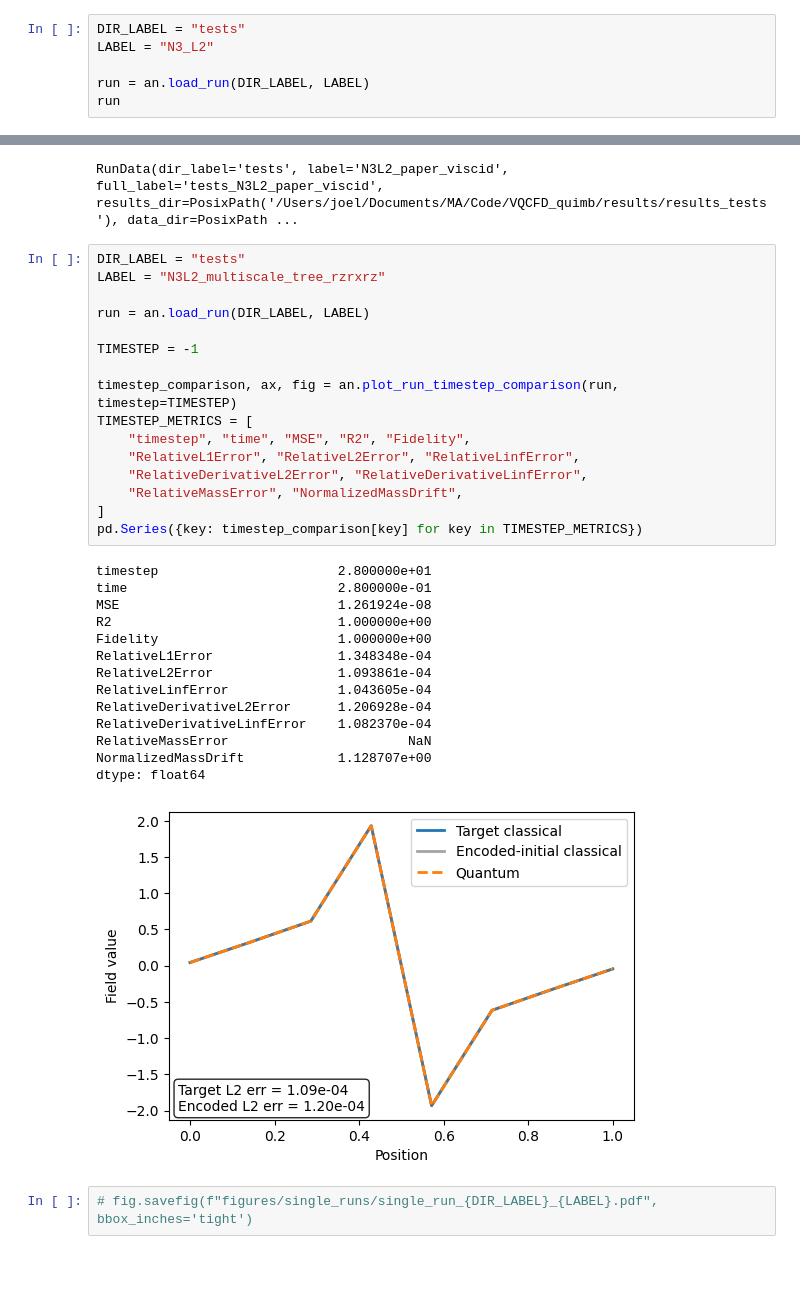
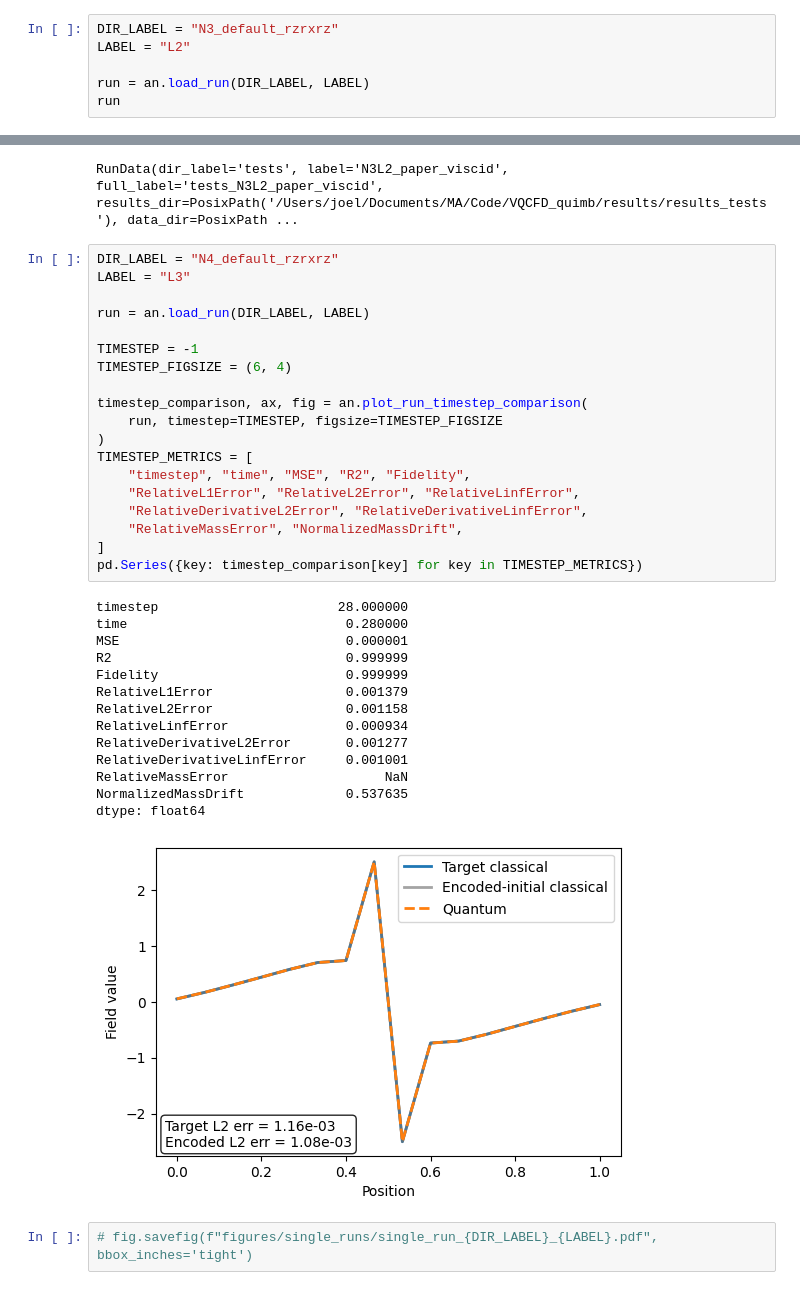
Before and after one commit to Joel-Kunk/VQCFD_quimb, a Jupyter notebook: analysis_results.ipynb, the cells around one changed output, grey strips where cells are left out. Drawn from its saved outputs; the diff is of its cells as text.

```diff
--- a/analysis_results.ipynb
+++ b/analysis_results.ipynb
@@ -69,8 +71,8 @@ count=8 presets
 # %% [markdown]
 ## Inspect one run
 # %%
-DIR_LABEL = "tests"
-LABEL = "N3_L2"
+DIR_LABEL = "N3_default_rzrxrz"
+LABEL = "L2"
 
 run = an.load_run(DIR_LABEL, LABEL)
 run
@@ -163,36 +306,39 @@ run
 # %% [output]
 RunData(dir_label='tests', label='N3L2_paper_viscid', full_label='tests_N3L2_paper_viscid', results_dir=PosixPath('/Users/joel/Documents/MA/Code/VQCFD_quimb/results/results_tests'), data_dir=PosixPath ...
 # %%
-DIR_LABEL = "tests"
-LABEL = "N3L2_multiscale_tree_rzrxrz"
+DIR_LABEL = "N4_default_rzrxrz"
+LABEL = "L3"
 
 run = an.load_run(DIR_LABEL, LABEL)
 
 TIMESTEP = -1
+TIMESTEP_FIGSIZE = (6, 4)
 
-timestep_comparison, ax, fig = an.plot_run_timestep_comparison(run, timestep=TIMESTEP)
+timestep_comparison, ax, fig = an.plot_run_timestep_comparison(
+    run, timestep=TIMESTEP, figsize=TIMESTEP_FIGSIZE
+)
 TIMESTEP_METRICS = [
     "timestep", "time", "MSE", "R2", "Fidelity",
     "RelativeL1Error", "RelativeL2Error", "RelativeLinfError",
     "RelativeDerivativeL2Error", "RelativeDerivativeLinfError",
     "RelativeMassError", "NormalizedMassDrift",
 ]
 pd.Series({key: timestep_comparison[key] for key in TIMESTEP_METRICS})
 # %% [output]
-timestep                       2.800000e+01
-time                           2.800000e-01
-MSE                            1.261924e-08
-R2                             1.000000e+00
-Fidelity                       1.000000e+00
-RelativeL1Error                1.348348e-04
-RelativeL2Error                1.093861e-04
-RelativeLinfError              1.043605e-04
-RelativeDerivativeL2Error      1.206928e-04
-RelativeDerivativeLinfError    1.082370e-04
-RelativeMassError                       NaN
-NormalizedMassDrift            1.128707e+00
+timestep                       28.000000
+time                            0.280000
+MSE                             0.000001
+R2                              0.999999
+Fidelity                        0.999999
+RelativeL1Error                 0.001379
+RelativeL2Error                 0.001158
+RelativeLinfError               0.000934
+RelativeDerivativeL2Error       0.001277
+RelativeDerivativeLinfError     0.001001
+RelativeMassError                    NaN
+NormalizedMassDrift             0.537635
 dtype: float64
-[figure, old version]
+[figure, new version]
 # %%
 # fig.savefig(f"figures/single_runs/single_run_{DIR_LABEL}_{LABEL}.pdf", bbox_inches='tight')
 # %%
```
Also changed, not shown: parts of 24 cells of this notebook, 3 other files.
